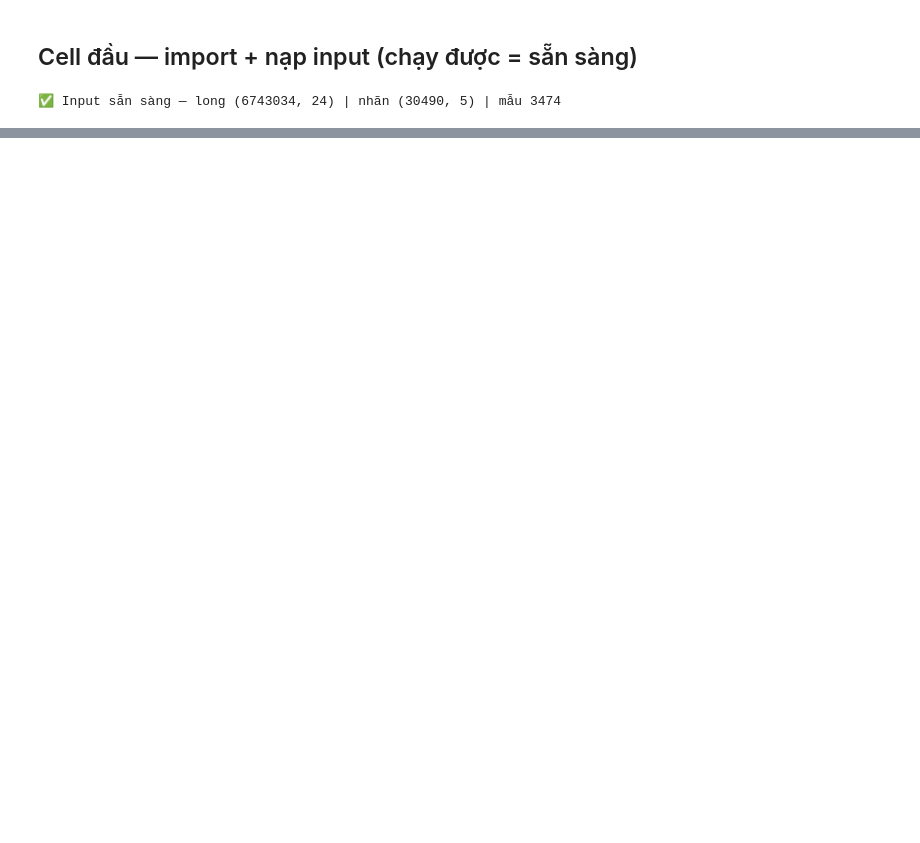
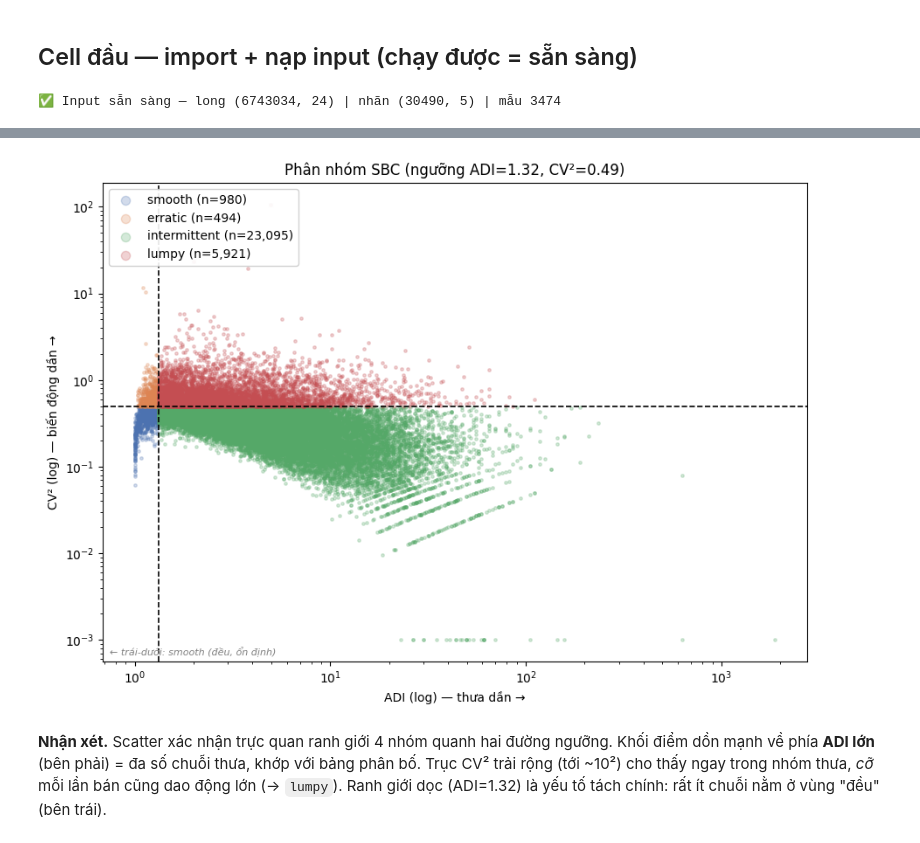
Before and after one commit to DuyKhanh162/m5-intermittent-forecasting, a Jupyter notebook: notebooks/P2.ipynb, the cells around one changed output, grey strips where cells are left out. Drawn from its saved outputs; the diff is of its cells as text; code cells hidden in the pictures; blank space fills up the shorter version.

```diff
--- a/notebooks/P2.ipynb
+++ b/notebooks/P2.ipynb
@@ -57,0 +89,24 @@ intermittent     23095      0.738 4.598 0.298 75.75
+# %%
+# Biểu đồ phân nhóm SBC: ADI vs CV² (log-log) + đường ngưỡng
+cv2_plot = seg["CV2"].clip(lower=1e-3)   # clip để hiện được trên trục log (CV²=0 khi chuỗi có cỡ bán hằng)
+fig, ax = plt.subplots(figsize=(9, 6.5))
+for s in order:
+    m = seg["segment"] == s
+    ax.scatter(seg.loc[m, "ADI"], cv2_plot[m], s=6, alpha=0.25,
+               color=seg_colors[s], label=f"{s} (n={m.sum():,})")
+ax.axvline(ADI_TH, ls="--", color="black", lw=1.2)
+ax.axhline(CV2_TH, ls="--", color="black", lw=1.2)
+ax.set_xscale("log"); ax.set_yscale("log")
+ax.set_xlabel("ADI (log) — thưa dần →"); ax.set_ylabel("CV² (log) — biến động dần →")
+ax.set_title(f"Phân nhóm SBC (ngưỡng ADI={ADI_TH}, CV²={CV2_TH})")
+ax.text(0.01, 0.01, "← trái-dưới: smooth (đều, ổn định)", transform=ax.transAxes,
+        ha="left", va="bottom", fontsize=8, color="gray", style="italic")
+ax.legend(markerscale=3, framealpha=0.9, loc="upper left")
+fig.tight_layout(); plt.show()
+# %% [output]
+[figure, added]
+# %% [markdown]
+**Nhận xét.** Scatter xác nhận trực quan ranh giới 4 nhóm quanh hai đường ngưỡng. Khối điểm dồn mạnh
+về phía **ADI lớn** (bên phải) = đa số chuỗi thưa, khớp với bảng phân bố. Trục CV² trải rộng (tới ~10²)
+cho thấy ngay trong nhóm thưa, *cỡ* mỗi lần bán cũng dao động lớn (→ `lumpy`). Ranh giới dọc (ADI=1.32)
+là yếu tố tách chính: rất ít chuỗi nằm ở vùng "đều" (bên trái).
```
Also changed, not shown: parts of 20 cells of this notebook, 3 other files.
